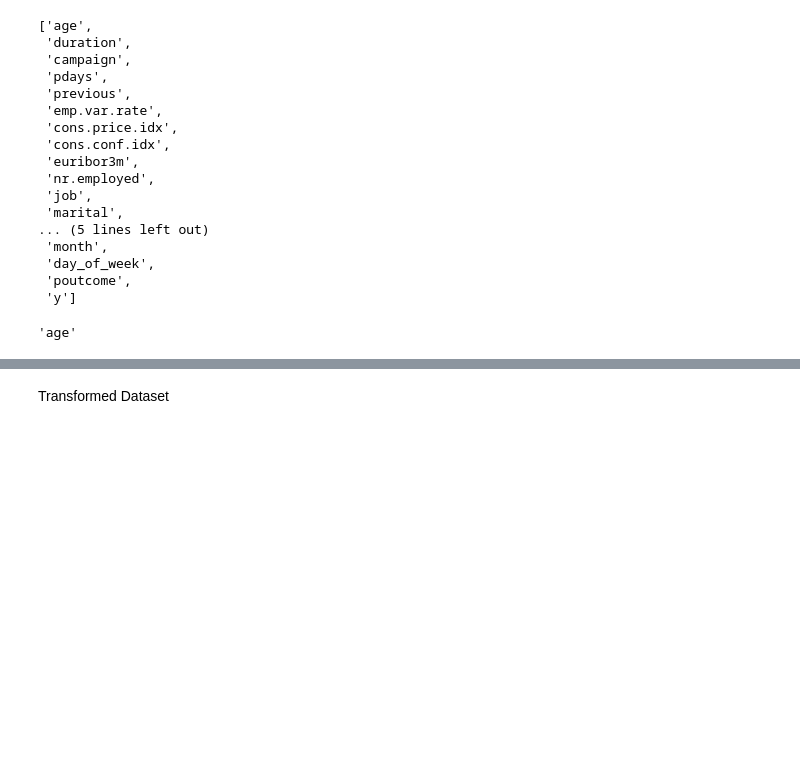
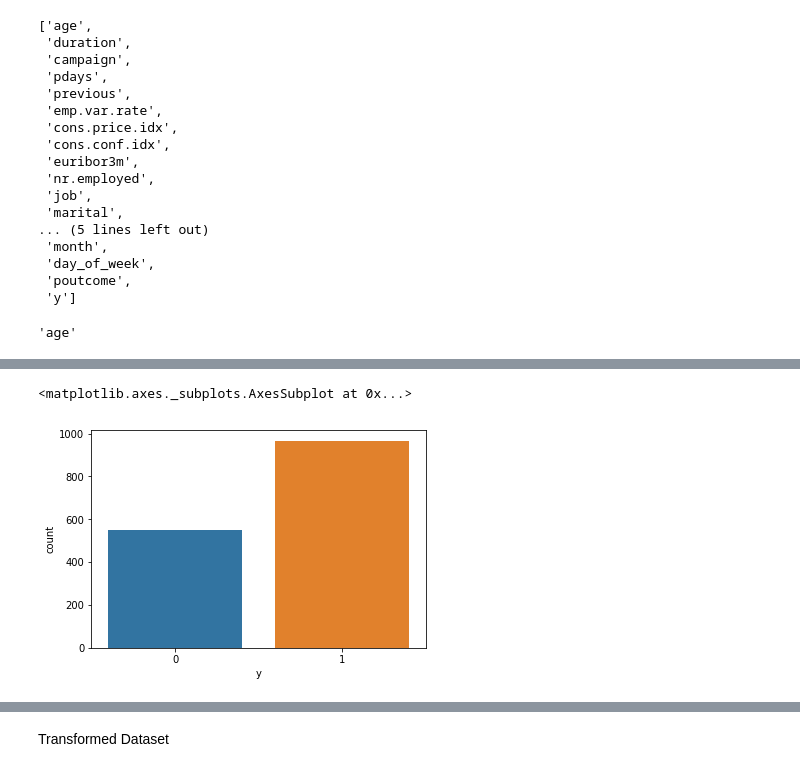
Before and after one commit to pdefusco/Python, a Jupyter notebook: machine_learning_projects/marketing_campaign_prediction/iteration_1/data_exploration.ipynb, the cells around one changed output, grey strips where cells are left out. Cells and saved outputs as stored; diff of their text form; code cells hidden in the pictures; blank space fills up the shorter version.

```diff
--- a/machine_learning_projects/marketing_campaign_prediction/iteration_1/data_exploration.ipynb
+++ b/machine_learning_projects/marketing_campaign_prediction/iteration_1/data_exploration.ipynb
@@ -545,0 +557,6 @@ plt.show()
+# %%
+#New customers are much more likely to purchase than existing customers:
+sns.countplot(x='y', data=arr)
+# %% [output]
+<matplotlib.axes._subplots.AxesSubplot at 0x...>
+[figure, added]
```
Also changed, not shown: parts of 9 cells of this notebook, 14 other files.
